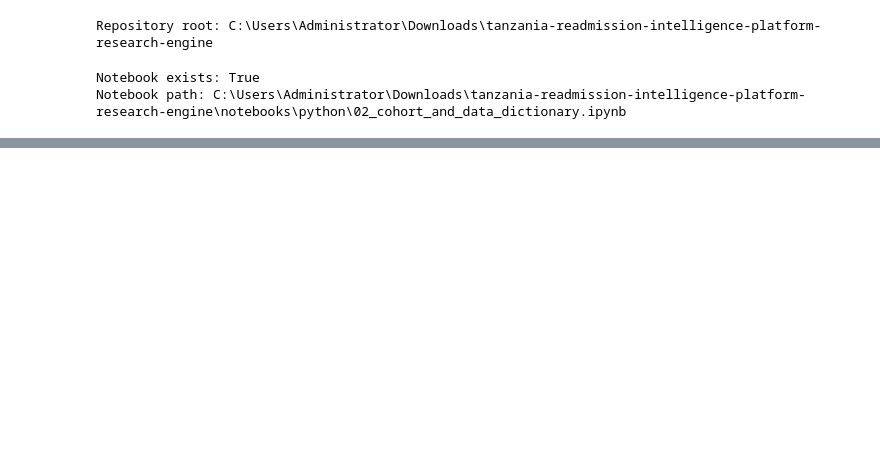
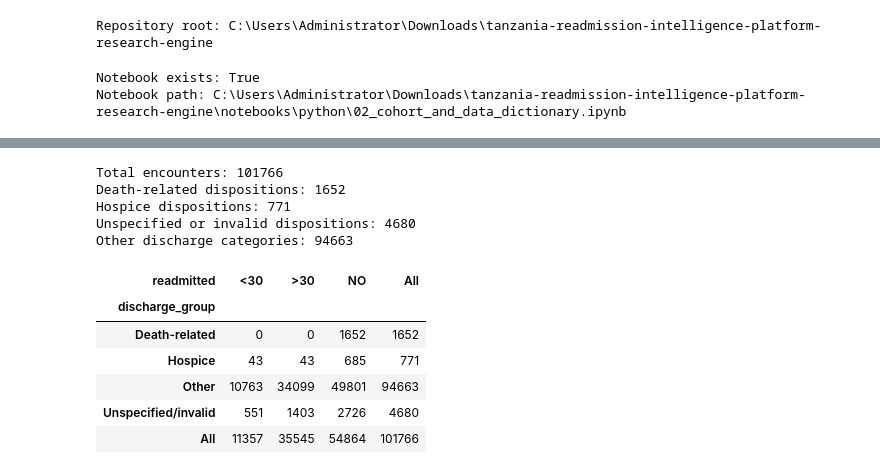
Before and after one commit to gabrielthedatawizard/tanzania-readmission-intelligence-platform-research-engine, a Jupyter notebook: notebooks/python/02_cohort_and_data_dictionary.ipynb, the cells around one changed output, grey strips where cells are left out. Saved outputs shown, nothing was run; the diff lists cells and outputs as text; code cells hidden in the pictures; blank space fills up the shorter version.

```diff
--- a/notebooks/python/02_cohort_and_data_dictionary.ipynb
+++ b/notebooks/python/02_cohort_and_data_dictionary.ipynb
@@ -904,0 +958,78 @@ To https://github.com/gabrielthedatawizard/tanzania-readmission-intelligence-pla
+# %%
+# Candidate exclusion categories for investigation
+death_codes = [11, 19, 20, 21]
+hospice_codes = [13, 14]
+uncertain_codes = [18, 25, 26]
+
+disposition = work["discharge_disposition_id"]
+
+print("Total encounters:", len(work))
+
+print(
+    "Death-related dispositions:",
+    disposition.isin(death_codes).sum()
+)
+
+print(
+    "Hospice dispositions:",
+    disposition.isin(hospice_codes).sum()
+)
+
+print(
+    "Unspecified or invalid dispositions:",
+    disposition.isin(uncertain_codes).sum()
+)
+
+print(
+    "Other discharge categories:",
+    (~disposition.isin(
+        death_codes + hospice_codes + uncertain_codes
+    )).sum()
+)
+# %% [output]
+Total encounters: 101766
+Death-related dispositions: 1652
+Hospice dispositions: 771
+Unspecified or invalid dispositions: 4680
+Other discharge categories: 94663
+# %%
+
+# Group discharge disposition categories
+
+death_codes = [11, 19, 20, 21]
+hospice_codes = [13, 14]
+uncertain_codes = [18, 25, 26]
+
+work["discharge_group"] = "Other"
+
+work.loc[
+    work["discharge_disposition_id"].isin(death_codes),
+    "discharge_group"
+] = "Death-related"
+
+work.loc[
+    work["discharge_disposition_id"].isin(hospice_codes),
+    "discharge_group"
+] = "Hospice"
+
+work.loc[
+    work["discharge_disposition_id"].isin(uncertain_codes),
+    "discharge_group"
+] = "Unspecified/invalid"
+
+# Compare original readmission outcomes
+outcome_comparison = pd.crosstab(
+    work["discharge_group"],
+    work["readmitted"],
+    margins=True
+)
+
+outcome_comparison
+# %% [output]
+| readmitted | <30 | >30 | NO | All |
+| discharge_group |  |  |  |  |
+| Death-related | 0 | 0 | 1652 | 1652 |
+| Hospice | 43 | 43 | 685 | 771 |
+| Other | 10763 | 34099 | 49801 | 94663 |
+| Unspecified/invalid | 551 | 1403 | 2726 | 4680 |
+| All | 11357 | 35545 | 54864 | 101766 |
```
Also changed, not shown: parts of 11 cells of this notebook.
